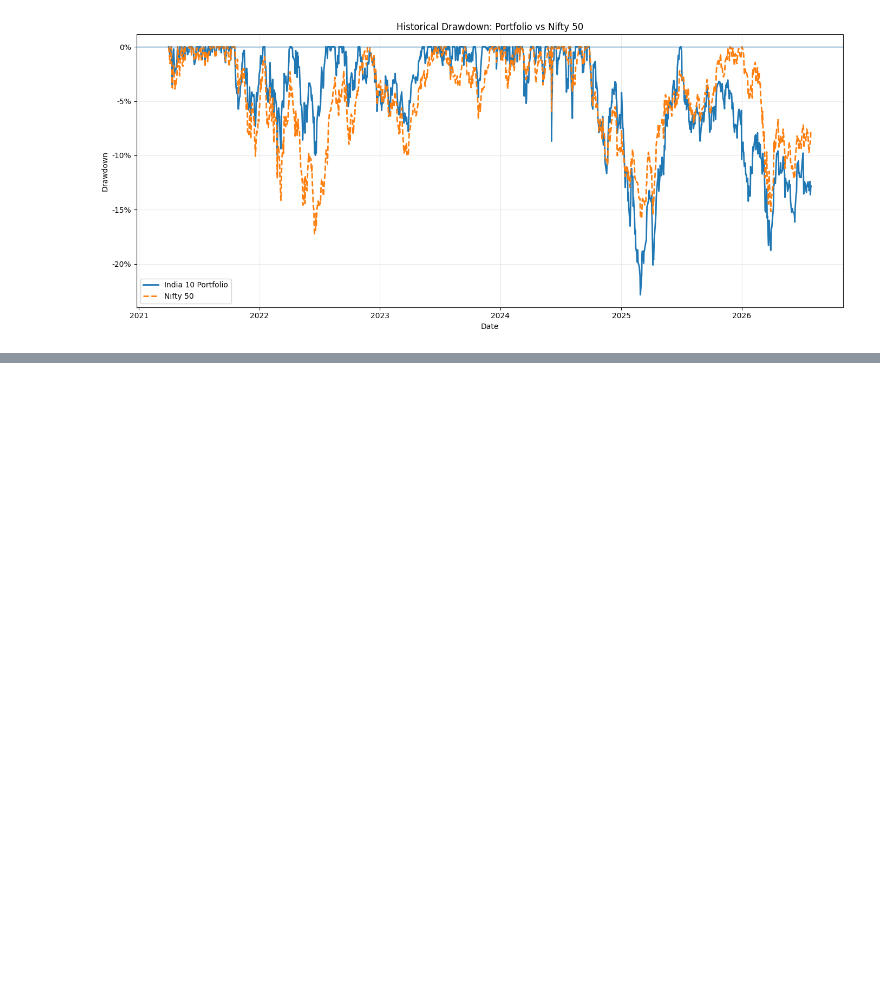
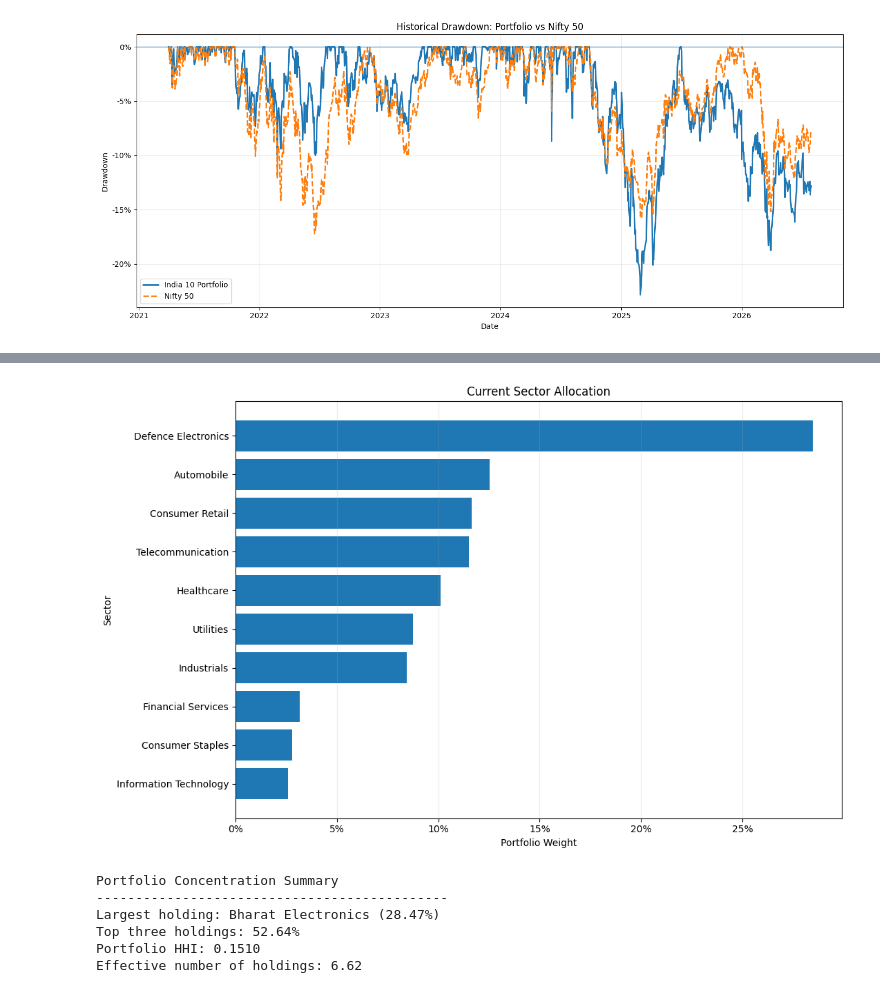
Before and after one commit to Rohil121/bharat-portfolio-lab, a Jupyter notebook: notebooks/01_portfolio_mvp.ipynb, the cells around one changed output, grey strips where cells are left out. Saved outputs shown, nothing was run; the diff lists cells and outputs as text; code cells hidden in the pictures; blank space fills up the shorter version.

```diff
--- a/notebooks/01_portfolio_mvp.ipynb
+++ b/notebooks/01_portfolio_mvp.ipynb
@@ -820,0 +1048,66 @@ plt.show()
+# %%
+# Plot current portfolio sector allocation
+
+sector_chart = sector_analysis.sort_values(
+    "Current Weight"
+)
+
+plt.figure(figsize=(11, 7))
+
+plt.barh(
+    sector_chart.index,
+    sector_chart["Current Weight"],
+)
+
+plt.title("Current Sector Allocation")
+plt.xlabel("Portfolio Weight")
+plt.ylabel("Sector")
+
+plt.gca().xaxis.set_major_formatter(
+    plt.FuncFormatter(
+        lambda value, position: f"{value:.0%}"
+    )
+)
+
+plt.grid(axis="x", alpha=0.25)
+plt.tight_layout()
+plt.show()
+# %% [output]
+[figure, added]
+# %%
+# Simple concentration indicators
+
+current_weights = holding_analysis["Current Weight"]
+
+largest_holding_weight = current_weights.max()
+largest_holding_name = holding_analysis.loc[
+    current_weights.idxmax(),
+    "Company",
+]
+
+top_three_weight = current_weights.nlargest(3).sum()
+
+# Herfindahl-Hirschman Index:
+# lower values generally indicate more evenly distributed weights
+portfolio_hhi = (current_weights ** 2).sum()
+effective_number_of_holdings = 1 / portfolio_hhi
+
+print("Portfolio Concentration Summary")
+print("-" * 45)
+print(
+    f"Largest holding: {largest_holding_name} "
+    f"({largest_holding_weight:.2%})"
+)
+print(f"Top three holdings: {top_three_weight:.2%}")
+print(f"Portfolio HHI: {portfolio_hhi:.4f}")
+print(
+    "Effective number of holdings:",
+    f"{effective_number_of_holdings:.2f}",
+)
+# %% [output]
+Portfolio Concentration Summary
+---------------------------------------------
+Largest holding: Bharat Electronics (28.47%)
+Top three holdings: 52.64%
+Portfolio HHI: 0.1510
+Effective number of holdings: 6.62
```
Also changed, not shown: parts of 4 cells of this notebook.
